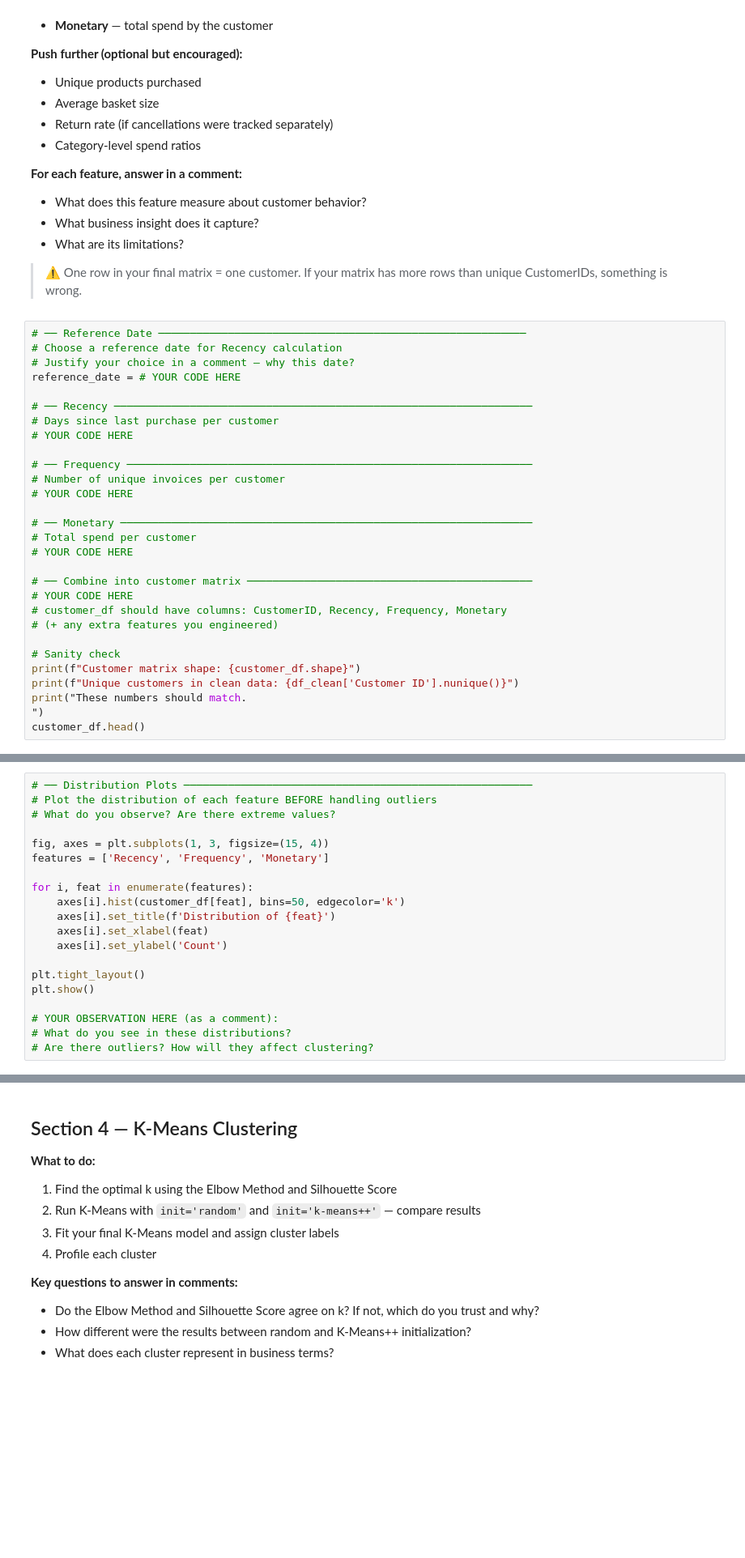
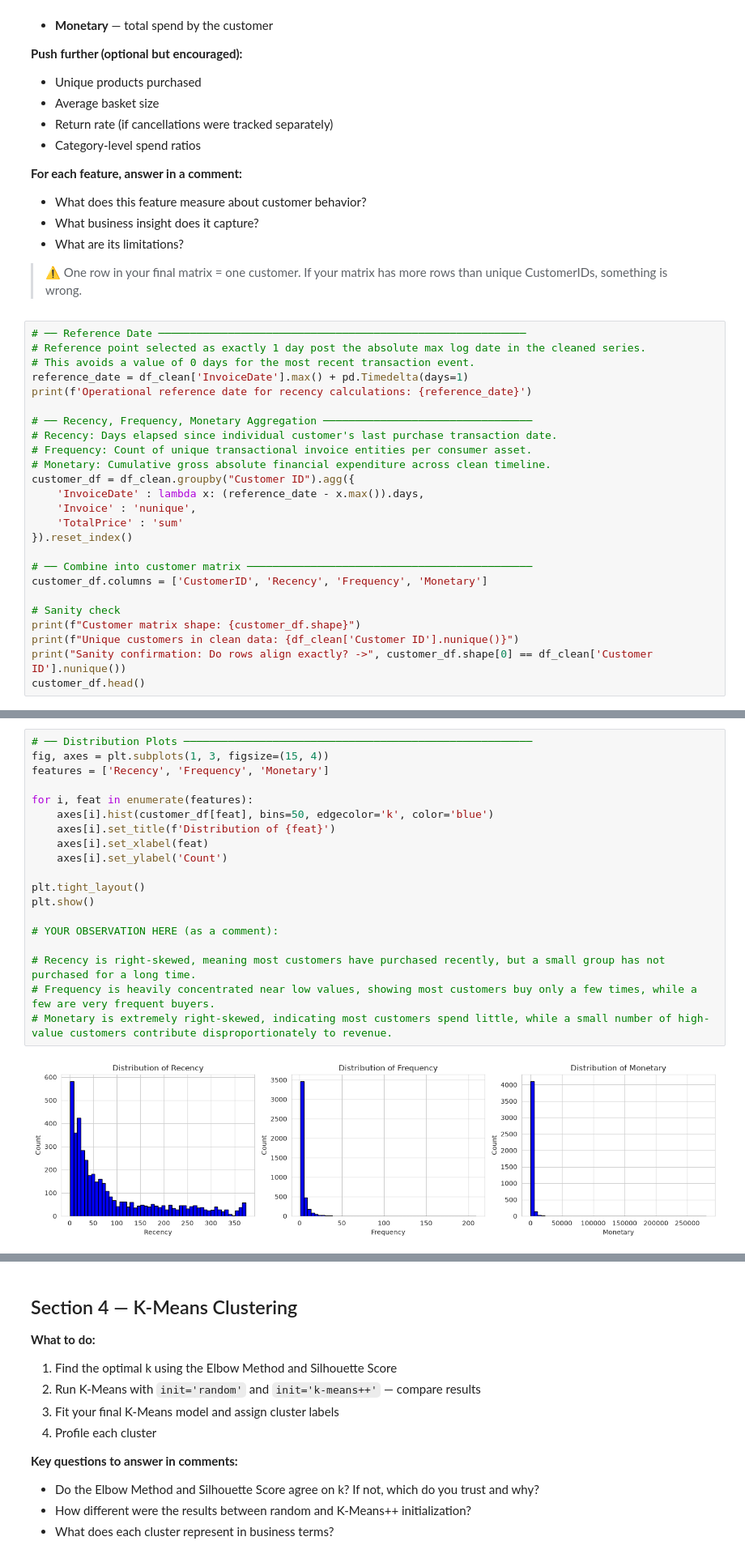
Before and after one commit to Sulav-Koirala/AI-Fellowship-Assignments, a Jupyter notebook: Week 7/Week_7_Clustering_Assignment.ipynb, the cells around one changed output, grey strips where cells are left out. Shown at 81% size. Saved outputs shown, nothing was run; the diff lists cells and outputs as text; blank space fills up the shorter version.

```diff
--- a/Week 7/Week_7_Clustering_Assignment.ipynb
+++ b/Week 7/Week_7_Clustering_Assignment.ipynb
@@ -240,30 +240,26 @@ This is the hardest section. There is no template for what features to build —
 > ⚠️ One row in your final matrix = one customer. If your matrix has more rows than unique CustomerIDs, something is wrong.
 # %%
 # ── Reference Date ──────────────────────────────────────────────────────────
-# Choose a reference date for Recency calculation
-# Justify your choice in a comment — why this date?
-reference_date = # YOUR CODE HERE
+# Reference point selected as exactly 1 day post the absolute max log date in the cleaned series.
+# This avoids a value of 0 days for the most recent transaction event.
+reference_date = df_clean['InvoiceDate'].max() + pd.Timedelta(days=1)
+print(f'Operational reference date for recency calculations: {reference_date}')
 
-# ── Recency ──────────────────────────────────────────────────────────────────
-# Days since last purchase per customer
-# YOUR CODE HERE
-
-# ── Frequency ────────────────────────────────────────────────────────────────
-# Number of unique invoices per customer
-# YOUR CODE HERE
-
-# ── Monetary ─────────────────────────────────────────────────────────────────
-# Total spend per customer
-# YOUR CODE HERE
+# ── Recency, Frequency, Monetary Aggregation ─────────────────────────────────
+# Recency: Days elapsed since individual customer's last purchase transaction date.
+# Frequency: Count of unique transactional invoice entities per consumer asset.
+# Monetary: Cumulative gross absolute financial expenditure across clean timeline.
+customer_df = df_clean.groupby("Customer ID").agg({
+    'InvoiceDate' : lambda x: (reference_date - x.max()).days,
+    'Invoice' : 'nunique',
+    'TotalPrice' : 'sum'
+}).reset_index()
 
 # ── Combine into customer matrix ─────────────────────────────────────────────
-# YOUR CODE HERE
-# customer_df should have columns: CustomerID, Recency, Frequency, Monetary
-# (+ any extra features you engineered)
+customer_df.columns = ['CustomerID', 'Recency', 'Frequency', 'Monetary']
 
 # Sanity check
 print(f"Customer matrix shape: {customer_df.shape}")
 print(f"Unique customers in clean data: {df_clean['Customer ID'].nunique()}")
-print("These numbers should match.
-")
+print("Sanity confirmation: Do rows align exactly? ->", customer_df.shape[0] == df_clean['Customer ID'].nunique())
 customer_df.head()
@@ -270,22 +277,23 @@ customer_df.head()
 # %%
 # ── Distribution Plots ───────────────────────────────────────────────────────
-# Plot the distribution of each feature BEFORE handling outliers
-# What do you observe? Are there extreme values?
-
 fig, axes = plt.subplots(1, 3, figsize=(15, 4))
 features = ['Recency', 'Frequency', 'Monetary']
 
 for i, feat in enumerate(features):
-    axes[i].hist(customer_df[feat], bins=50, edgecolor='k')
+    axes[i].hist(customer_df[feat], bins=50, edgecolor='k', color='blue')
     axes[i].set_title(f'Distribution of {feat}')
     axes[i].set_xlabel(feat)
     axes[i].set_ylabel('Count')
 
 plt.tight_layout()
 plt.show()
 
 # YOUR OBSERVATION HERE (as a comment):
-# What do you see in these distributions?
-# Are there outliers? How will they affect clustering?
+
+# Recency is right-skewed, meaning most customers have purchased recently, but a small group has not purchased for a long time.
+# Frequency is heavily concentrated near low values, showing most customers buy only a few times, while a few are very frequent buyers.
+# Monetary is extremely right-skewed, indicating most customers spend little, while a small number of high-value customers contribute disproportionately to revenue.
+# %% [output]
+[figure, added]
 # %%
 # ── Outlier Handling ─────────────────────────────────────────────────────────
```
Also changed, not shown: parts of 4 cells of this notebook.
